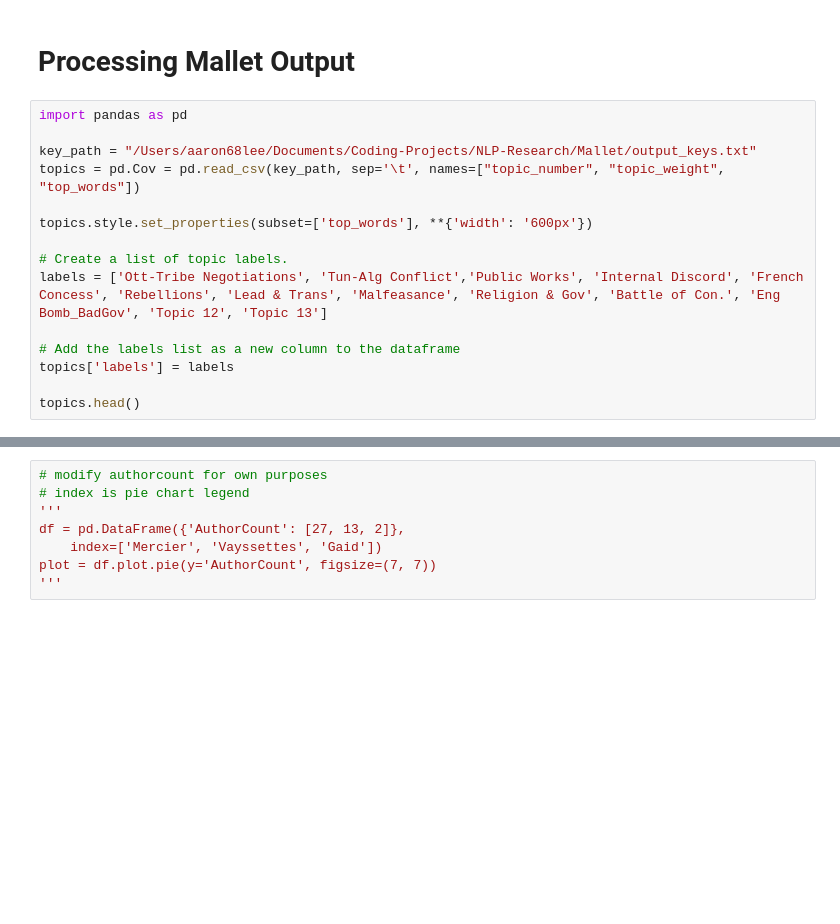
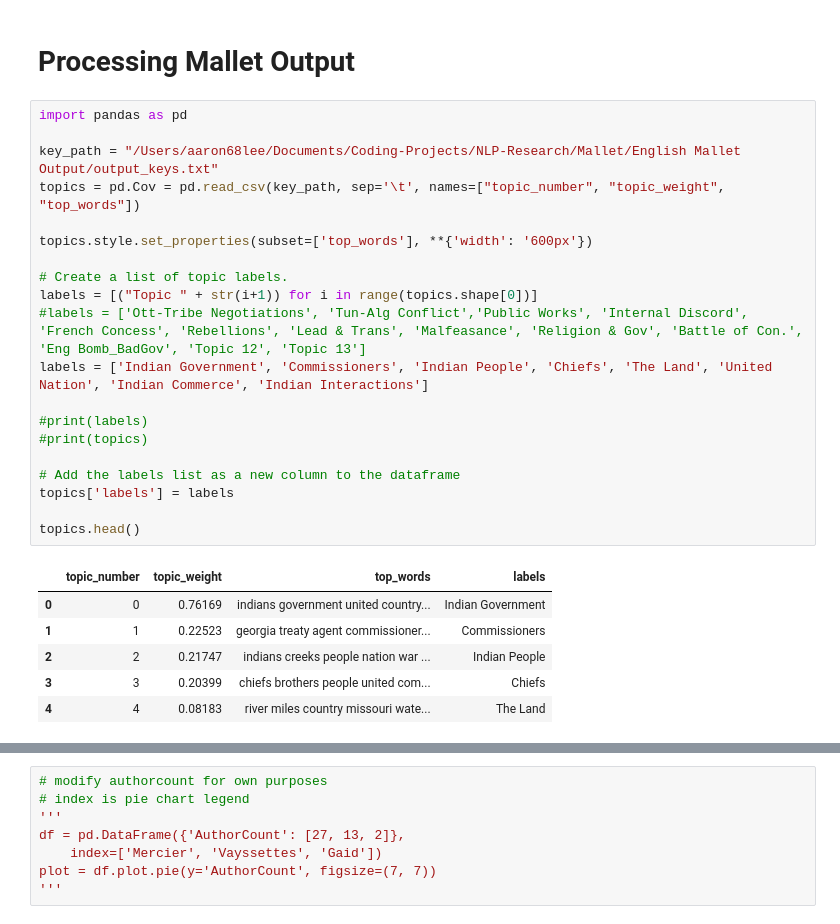
Before and after one commit to aaron68lee/NLP-Graphical-Knowledge-Mining, a Jupyter notebook: Topic_Modeling.ipynb, the cells around one changed output, grey strips where cells are left out. Saved outputs shown, nothing was run; the diff lists cells and outputs as text; blank space fills up the shorter version.

```diff
--- a/Topic_Modeling.ipynb
+++ b/Topic_Modeling.ipynb
@@ -905,18 +981,30 @@ bin/mallet run cc.mallet.topics.PolylingualTopicModel \
 # %%
 import pandas as pd
 
-key_path = "/Users/aaron68lee/Documents/Coding-Projects/NLP-Research/Mallet/output_keys.txt"
+key_path = "/Users/aaron68lee/Documents/Coding-Projects/NLP-Research/Mallet/English Mallet Output/output_keys.txt"
 topics = pd.Cov = pd.read_csv(key_path, sep='\t', names=["topic_number", "topic_weight", "top_words"])
 
 topics.style.set_properties(subset=['top_words'], **{'width': '600px'})
 
 # Create a list of topic labels.
-labels = ['Ott-Tribe Negotiations', 'Tun-Alg Conflict','Public Works', 'Internal Discord', 'French Concess', 'Rebellions', 'Lead & Trans', 'Malfeasance', 'Religion & Gov', 'Battle of Con.', 'Eng Bomb_BadGov', 'Topic 12', 'Topic 13']
+labels = [("Topic " + str(i+1)) for i in range(topics.shape[0])]
+#labels = ['Ott-Tribe Negotiations', 'Tun-Alg Conflict','Public Works', 'Internal Discord', 'French Concess', 'Rebellions', 'Lead & Trans', 'Malfeasance', 'Religion & Gov', 'Battle of Con.', 'Eng Bomb_BadGov', 'Topic 12', 'Topic 13']
+labels = ['Indian Government', 'Commissioners', 'Indian People', 'Chiefs', 'The Land', 'United Nation', 'Indian Commerce', 'Indian Interactions']
+
+#print(labels)
+#print(topics)
 
 # Add the labels list as a new column to the dataframe
 topics['labels'] = labels
 
 topics.head()
+# %% [output]
+|  | topic_number | topic_weight | top_words | labels |
+| 0 | 0 | 0.76169 | indians government united country... | Indian Government |
+| 1 | 1 | 0.22523 | georgia treaty agent commissioner... | Commissioners |
+| 2 | 2 | 0.21747 | indians creeks people nation war ... | Indian People |
+| 3 | 3 | 0.20399 | chiefs brothers people united com... | Chiefs |
+| 4 | 4 | 0.08183 | river miles country missouri wate... | The Land |
 # %%
 # Represent the weights of the topics as a simple bar chart, using the author-created topic labels.
 
```
Also changed, not shown: parts of 25 cells of this notebook, 4 other files.
